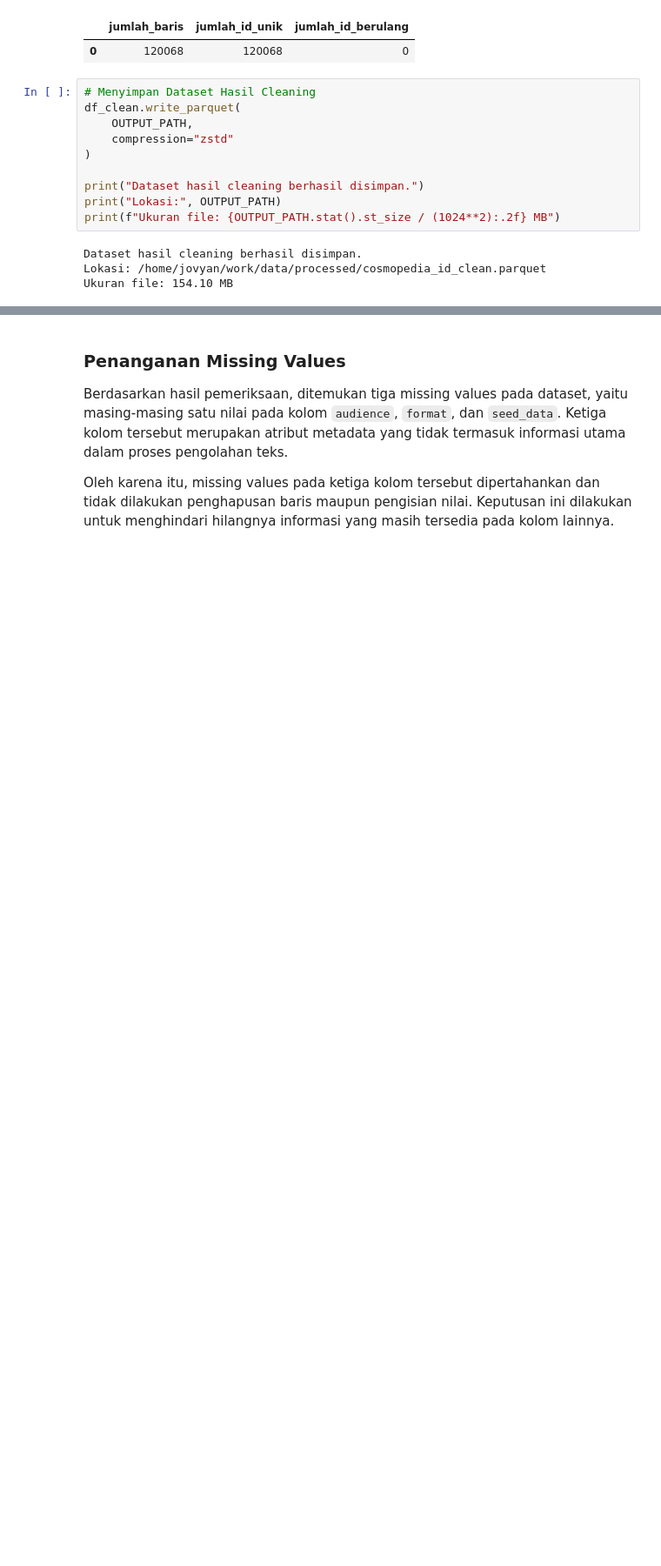
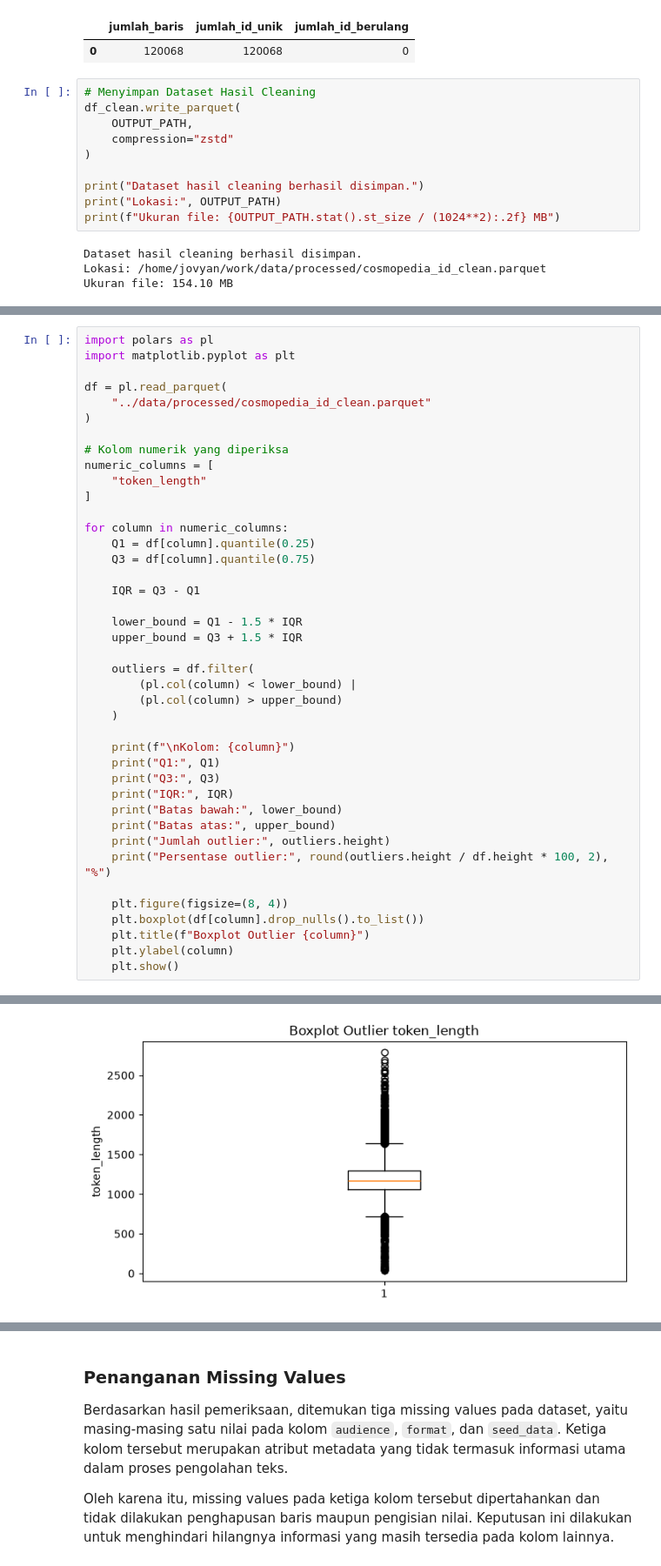
Before and after one commit to Tiaaadf/tugas1-abd-2026, a Jupyter notebook: notebooks/02_data_cleaning.ipynb, the cells around one changed output, grey strips where cells are left out. Shown at 87% size. Saved outputs shown, nothing was run; the diff lists cells and outputs as text; blank space fills up the shorter version.

Commit message:
Melengkapi cleaning dan EDA dataset

```diff
--- a/notebooks/02_data_cleaning.ipynb
+++ b/notebooks/02_data_cleaning.ipynb
@@ -416,3 +416,45 @@ shape: (10, 9)
 | 30 | "Berikut kutipan tentang makana… | "Emma suka makanan manis. Bu Gu… | 64 | "children" | "story" | "fineweb" | 8 | "2026-02-18 08:19:23" |
 | 31 | "Berikut kutipan tentang penyem… | "Alice: Aku sering susah tidur … | 48 | "children" | "dialogue" | "fineweb" | 9 | "2026-02-18 08:19:23" |
 | 32 | "Berikut kutipan tentang sejara… | "Dahulu di pantai yang indah, p… | 63 | "children" | "story" | "fineweb" | 10 | "2026-02-18 08:19:23" |
+# %%
+import polars as pl
+import matplotlib.pyplot as plt
+
+df = pl.read_parquet(
+    "../data/processed/cosmopedia_id_clean.parquet"
+)
+
+# Kolom numerik yang diperiksa
+numeric_columns = [
+    "token_length"
+]
+
+for column in numeric_columns:
+    Q1 = df[column].quantile(0.25)
+    Q3 = df[column].quantile(0.75)
+
+    IQR = Q3 - Q1
+
+    lower_bound = Q1 - 1.5 * IQR
+    upper_bound = Q3 + 1.5 * IQR
+
+    outliers = df.filter(
+        (pl.col(column) < lower_bound) |
+        (pl.col(column) > upper_bound)
+    )
+
+    print(f"\nKolom: {column}")
+    print("Q1:", Q1)
+    print("Q3:", Q3)
+    print("IQR:", IQR)
+    print("Batas bawah:", lower_bound)
+    print("Batas atas:", upper_bound)
+    print("Jumlah outlier:", outliers.height)
+    print("Persentase outlier:", round(outliers.height / df.height * 100, 2), "%")
+
+    plt.figure(figsize=(8, 4))
+    plt.boxplot(df[column].drop_nulls().to_list())
+    plt.title(f"Boxplot Outlier {column}")
+    plt.ylabel(column)
+    plt.show()
+# %% [output]
@@ -418,0 +469 @@ shape: (10, 9)
+[figure, added]
```
Also changed, not shown: parts of 3 cells of this notebook, 1 other file.
